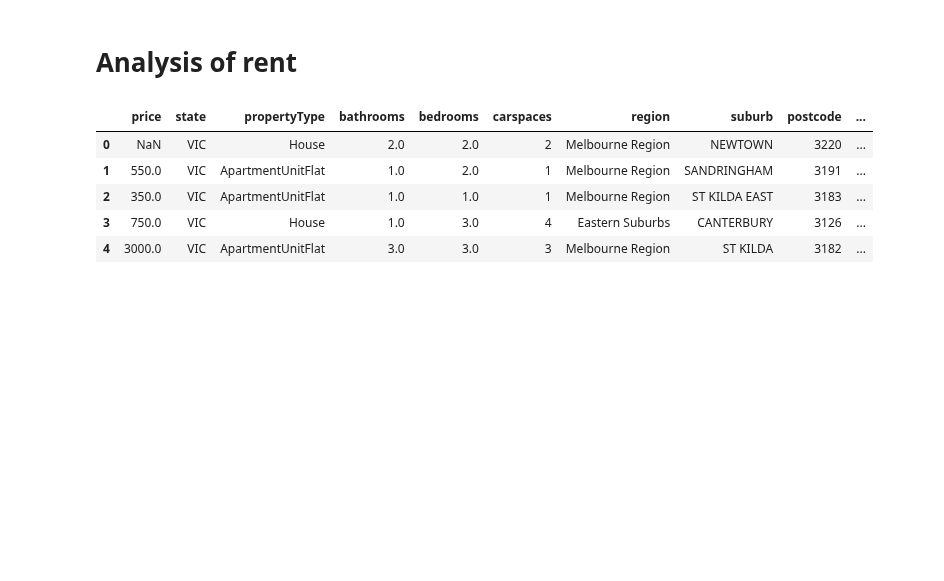
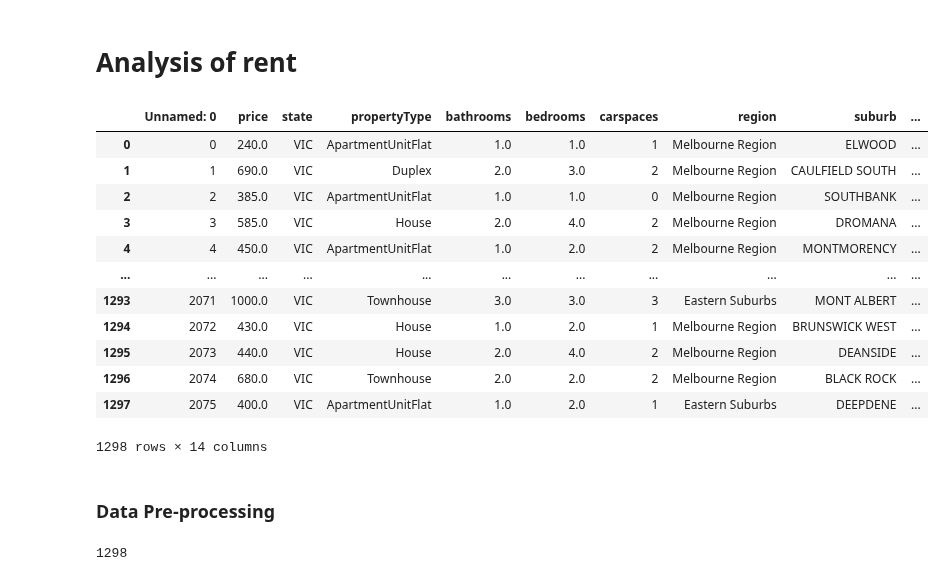
Before and after one commit to MAST30034-Applied-Data-Science/generic-real-estate-consulting-project-group-55, a Jupyter notebook: notebooks/rent_analysis.ipynb, the cells around one changed output. Drawn from its saved outputs; the diff is of its cells as text; code cells hidden in the pictures; blank space fills up the shorter version.

Commit message:
data cleaning for rent data

```diff
--- a/notebooks/rent_analysis.ipynb
+++ b/notebooks/rent_analysis.ipynb
@@ -3,15 +3,30 @@
 # %%
 import pandas as pd
 
 # Read data
-rent = pd.read_csv("../rent_data/rent_time2022-09-15")
+rent = pd.read_csv("../rent_data/renew(final).csv")
 
 # See data
-rent.head()
+rent
 # %% [output]
-|  | price | state | propertyType | bathrooms | bedrooms | carspaces | region | suburb | postcode | ... |
-| 0 | NaN | VIC | House | 2.0 | 2.0 | 2 | Melbourne Region | NEWTOWN | 3220 | ... |
-| 1 | 550.0 | VIC | ApartmentUnitFlat | 1.0 | 2.0 | 1 | Melbourne Region | SANDRINGHAM | 3191 | ... |
-| 2 | 350.0 | VIC | ApartmentUnitFlat | 1.0 | 1.0 | 1 | Melbourne Region | ST KILDA EAST | 3183 | ... |
-| 3 | 750.0 | VIC | House | 1.0 | 3.0 | 4 | Eastern Suburbs | CANTERBURY | 3126 | ... |
-| 4 | 3000.0 | VIC | ApartmentUnitFlat | 3.0 | 3.0 | 3 | Melbourne Region | ST KILDA | 3182 | ... |
+|  | Unnamed: 0 | price | state | propertyType | bathrooms | bedrooms | carspaces | region | suburb | ... |
+| 0 | 0 | 240.0 | VIC | ApartmentUnitFlat | 1.0 | 1.0 | 1 | Melbourne Region | ELWOOD | ... |
+| 1 | 1 | 690.0 | VIC | Duplex | 2.0 | 3.0 | 2 | Melbourne Region | CAULFIELD SOUTH | ... |
+| 2 | 2 | 385.0 | VIC | ApartmentUnitFlat | 1.0 | 1.0 | 0 | Melbourne Region | SOUTHBANK | ... |
+| 3 | 3 | 585.0 | VIC | House | 2.0 | 4.0 | 2 | Melbourne Region | DROMANA | ... |
+| 4 | 4 | 450.0 | VIC | ApartmentUnitFlat | 1.0 | 2.0 | 2 | Melbourne Region | MONTMORENCY | ... |
+| ... | ... | ... | ... | ... | ... | ... | ... | ... | ... | ... |
+| 1293 | 2071 | 1000.0 | VIC | Townhouse | 3.0 | 3.0 | 3 | Eastern Suburbs | MONT ALBERT | ... |
+| 1294 | 2072 | 430.0 | VIC | House | 1.0 | 2.0 | 1 | Melbourne Region | BRUNSWICK WEST | ... |
+| 1295 | 2073 | 440.0 | VIC | House | 2.0 | 4.0 | 2 | Melbourne Region | DEANSIDE | ... |
+| 1296 | 2074 | 680.0 | VIC | Townhouse | 2.0 | 2.0 | 2 | Melbourne Region | BLACK ROCK | ... |
+| 1297 | 2075 | 400.0 | VIC | ApartmentUnitFlat | 1.0 | 2.0 | 1 | Eastern Suburbs | DEEPDENE | ... |
+1298 rows × 14 columns
+# %% [markdown]
+### Data Pre-processing
+# %%
+# initial number of rows
+df_initial = rent.shape[0]
+df_initial
+# %% [output]
+1298
```
Also changed, not shown: parts of 7 cells of this notebook.
